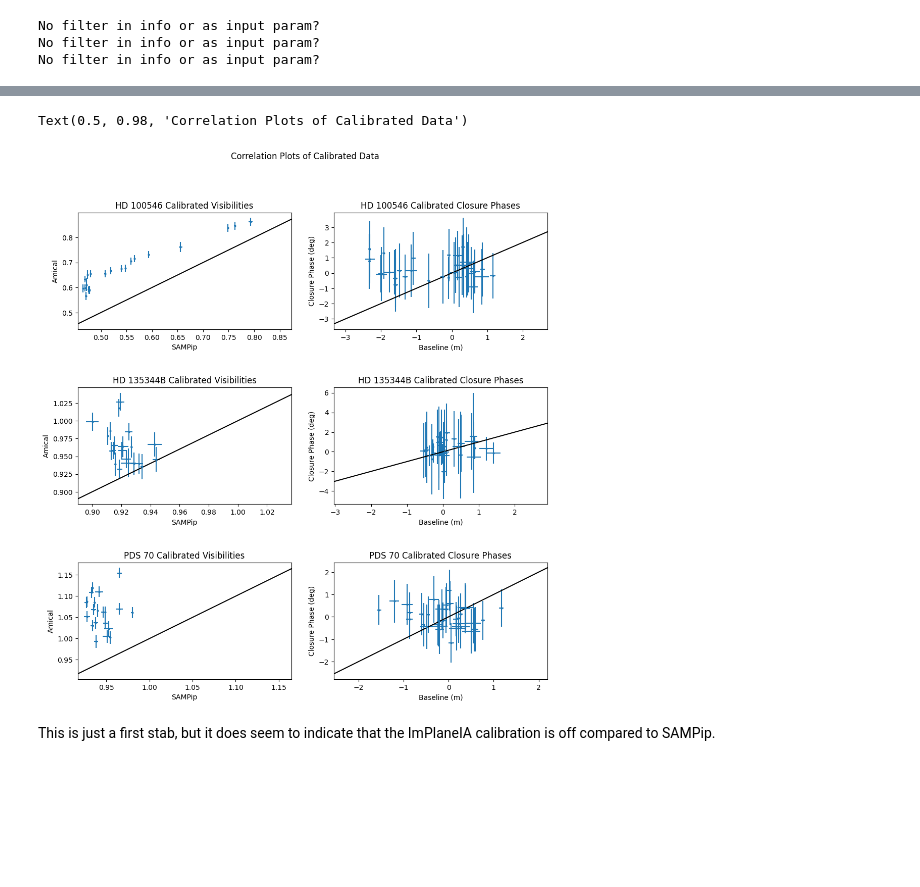
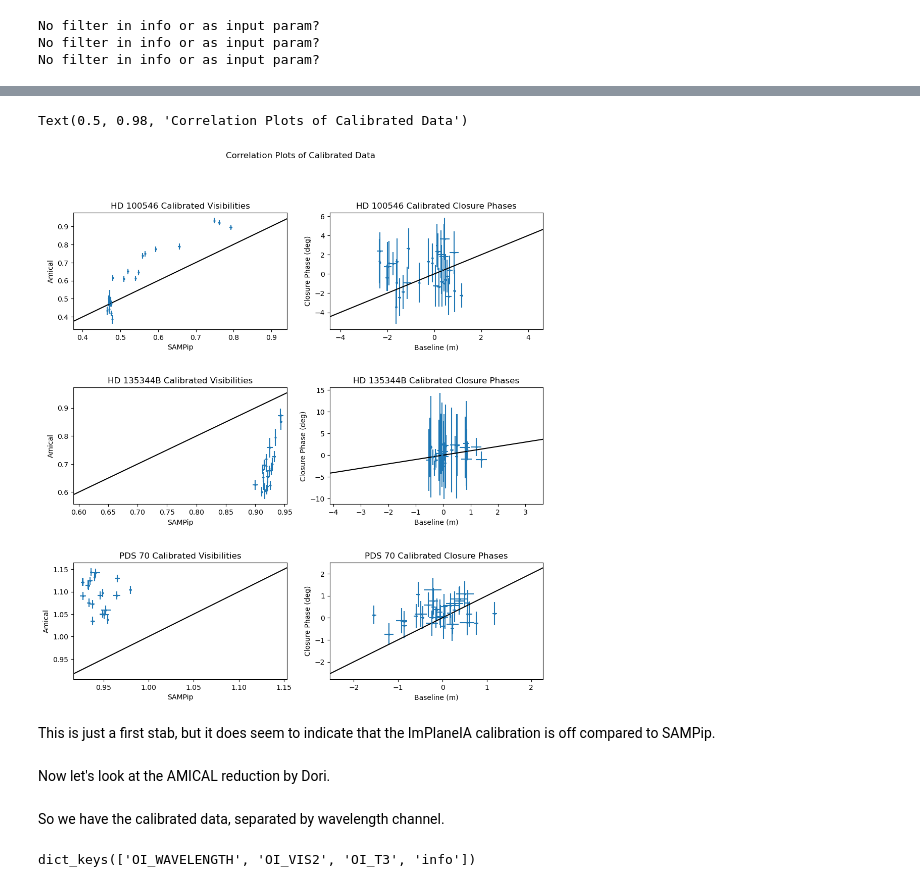
Before and after one commit to benjaminpope/ami, a Jupyter notebook: notebooks/comparison_1242.ipynb, the cells around one changed output, grey strips where cells are left out. Drawn from its saved outputs; the diff is of its cells as text; code cells hidden in the pictures; blank space fills up the shorter version.

Commit message:
include Joel data analysis, wavelengths

```diff
--- a/notebooks/comparison_1242.ipynb
+++ b/notebooks/comparison_1242.ipynb
@@ -322,10 +283,12 @@ Let's look at how ImPlaneIA and SAMPip compare.
 # %%
 fig, axes = plt.subplots(5,2, figsize=(12, 15))
+
+band = 'F480M'
 
 for j, name in enumerate(joelnames):
     ax1, ax2 = axes[j,:]
 
-    match = np.array(names)==name
+    match = (np.array(names)==name)*(np.array(filters)==band)
     print(name, np.sum(match))
 
     v2_implaneia = v2s[:,match].mean(axis=1)
@@ -370,7 +333,7 @@ v2_otf_joel = np.mean(v2s_joel[is_calib,:],axis=0)
 t3_tf_joel = np.mean(t3phis_joel[is_calib,:],axis=0)
 
 # now do the same for ImPlaneIA
-is_calib = np.array([name.startswith('CAL') for name in names])
+is_calib = np.array([name.startswith('CAL') for name in names])*np.array([filt=='F480M' for filt in filters]) # only look at F480M filter
 print(is_calib)
 v2_otf_implaneia = 10**np.mean(np.log10(v2s[:,is_calib]),axis=1) # geometric mean of calibrator visibilities
 t3_tf_implaneia = np.mean(t3s[:,is_calib],axis=1)
@@ -394,7 +357,7 @@ v2errs_joel, t3errs_joel = [], []
 
 for j, fname in enumerate(tqdm(joelfnames)):
     name = names[j]
-    wavels, band, u, v, vis2, vis2err, t3phi, t3phierr, t3amp, t3amperr, t3u1_joel, t3u2, t3v1_joel, t3v2 = extract_data(fname,joel=True)
+    wavels, band, u, v, vis2, vis2err, t3phi, t3phierr, t3amp, t3amperr, t3u1_joel, t3u2, t3v1_joel, t3v2 = extract_data(fname,author='joel')
     # visibilities
     v2s_joel.append(vis2)
     v2errs_joel.append(vis2err)
@@ -424,7 +393,7 @@ fig, axes = plt.subplots(3,2, figsize=(12, 12))
 for j, name in enumerate(joelnames):
 
     ax1, ax2 = axes[j,:]
-    match = np.array(names)==name
+    match = (np.array(names)==name) * (np.array(filters)=='F480M')
     print(name, np.sum(match))
 
     v2_implaneia = v2s_calib[:,match].mean(axis=1)
@@ -465,35 +434,37 @@ fig, axes = plt.subplots(3,2, figsize=(12, 12))
 for j, name in enumerate(joelnames):
 
     ax1, ax2 = axes[j,:]
-    match = np.array(names)==name
+    match = (np.array(names)==name)*(np.array(filters)=='F480M')
 
     v2_implaneia = v2s_calib[:,match].mean(axis=1)
     v2errs_implaneia = v2errs[:,match].mean(axis=1)
     t3_implaneia = t3s_calib[:,match].mean(axis=1)
     t3errs_implaneia = t3errs[:,match].mean(axis=1)
 
     # visibilities
     ax1.errorbar(v2s_joel[j,:], v2_implaneia, xerr=v2errs_joel[j,:], yerr=v2errs_implaneia, fmt='o',markersize=2)
     v2min, v2max = np.nanmin(np.concatenate([v2s_joel[j,:], v2_implaneia])), np.nanmax(np.concatenate([v2s_joel[j,:], v2_implaneia]))
     ax1.plot([v2min-0.01,v2max+0.01],[v2min-0.01,v2max+0.01],color='k')
     ax1.set_xlim(v2min-0.01,v2max+0.01)
     ax1.set_xlabel('SAMPip')
     ax1.set_ylabel(r'Amical')
     ax1.set_title(name+' Calibrated Visibilities')
 
     # closure phases vs first baseline
     ax2.errorbar(t3phis_joel[j,:], t3_implaneia, xerr=t3phierrs_joel[j,:], yerr=t3errs_implaneia, fmt='o',markersize=2)
     t3min, t3max = np.nanmin(np.concatenate([t3phis_joel[j,:], t3_implaneia])), np.nanmax(np.concatenate([t3phis_joel[j,:], t3_implaneia]))
     ax2.plot([t3min-1,t3max+1],[t3min-1,t3max+1],color='k')
     ax2.set_xlim(t3min-1,t3max+1)
     ax2.set_xlabel('Baseline (m)')
     ax2.set_ylabel('Closure Phase (deg)')
     ax2.set_title(name + ' Calibrated Closure Phases')
 
 plt.subplots_adjust(hspace=0.5)
 plt.suptitle('Correlation Plots of Calibrated Data')
 # %% [output]
 Text(0.5, 0.98, 'Correlation Plots of Calibrated Data')
-[figure, old version]
+[figure, new version]
 # %% [markdown]
 This is just a first stab, but it does seem to indicate that the ImPlaneIA calibration is off compared to SAMPip.
+# %% [markdown]
+Now let's look at the AMICAL reduction by Dori.
@@ -499,0 +475,6 @@ This is just a first stab, but it does seem to indicate that the ImPlaneIA calib
+# %% [markdown]
+So we have the calibrated data, separated by wavelength channel.
+# %%
+wavels, band, u, v, vis2, vis2err, t3phi, t3phierr, t3amp, t3amperr, t3u1, t3u2, t3v1, t3v2 = extract_data(fnames_amical[0],author='dori')
+# %% [output]
+dict_keys(['OI_WAVELENGTH', 'OI_VIS2', 'OI_T3', 'info'])
```
Also changed, not shown: parts of 29 cells of this notebook.
